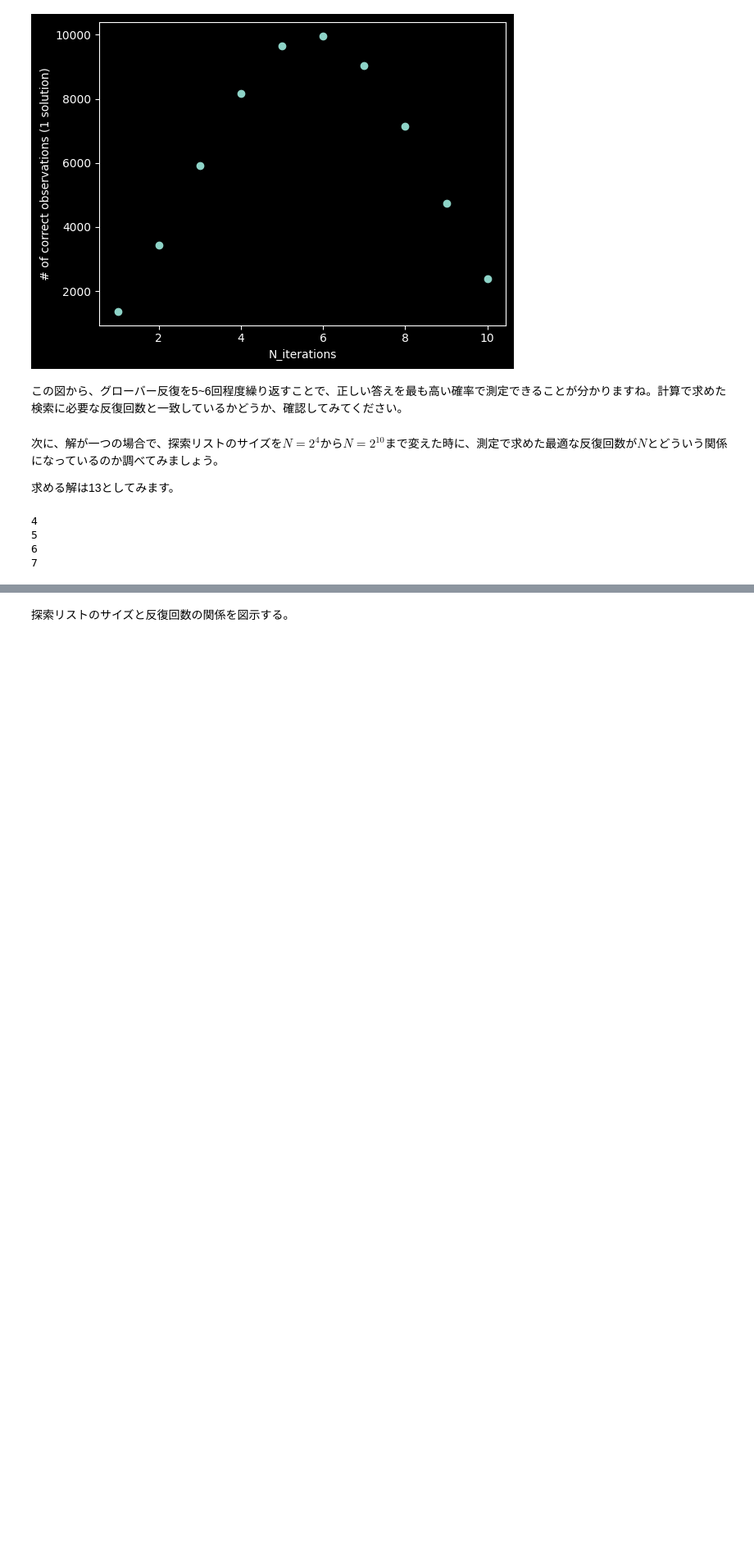
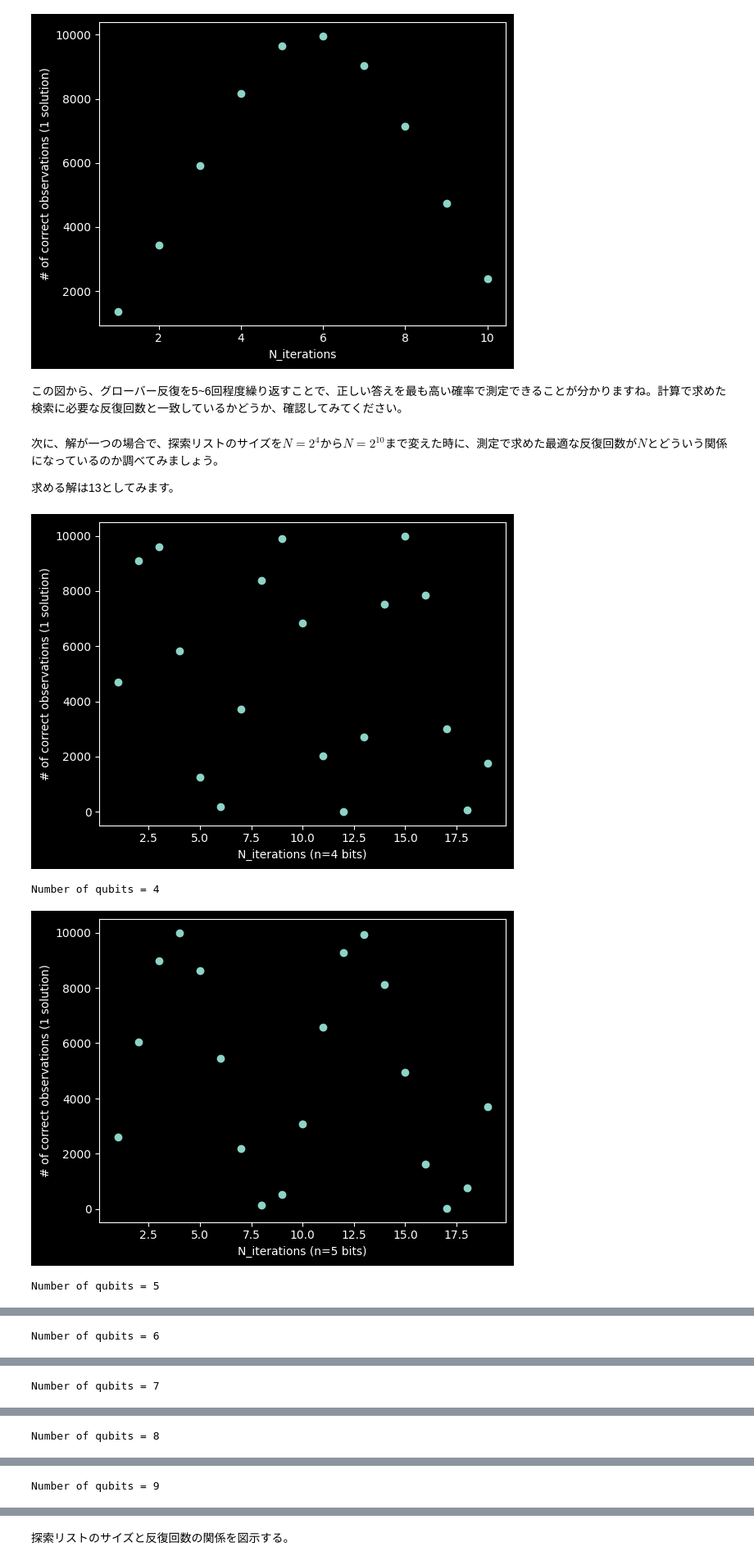
Before and after one commit to kterashi/qc-workbook-lecturenotes, a Jupyter notebook: 2025_07_17_local.ipynb, the cells around one changed output, grey strips where cells are left out. Shown at 82% size. Cells and saved outputs as stored; diff of their text form; code cells hidden in the pictures; blank space fills up the shorter version.

```diff
--- a/2025_07_17_local.ipynb
+++ b/2025_07_17_local.ipynb
@@ -237,40 +237,45 @@ for n_qubits in range(4,11):
     # グローバー探索の結果を保存
     x = []
     y = []
-    for Niter in range(1,11):
+    for Niter in range(1,20):
         grover_circuit_iterN = QuantumCircuit(n_qubits)
         grover_circuit_iterN.h(range(n_qubits))
         for I in range(Niter):
             grover_circuit_iterN.append(oracle_13_gate, list(range(n_qubits)))
             grover_circuit_iterN.append(diffuser(n_qubits), list(range(n_qubits)))
         grover_circuit_iterN.measure_all()
 
         grover_circuit_iterN_transpiled = transpile(grover_circuit_iterN, backend=simulator)
         sampler_job_iterN = sampler.run([grover_circuit_iterN_transpiled], shots=shots)
         results_sim_iterN = sampler_job_iterN.result()[0]
 
         x.append(Niter)
         counts = results_sim_iterN.data.meas.get_counts()
         index = format(Nsol, f'#0{n_qubits+2}b')[2:]
         y.append(counts[index])
 
-    '''
     plt.clf()
     plt.scatter(x,y)
     plt.xlabel('N_iterations (n='+str(n_qubits)+' bits)')
     plt.ylabel('# of correct observations (1 solution)')
     plt.show()
-    '''
 
     # 最も正しい答えを見つけるのに必要な反復回数を保存
-    if n_qubits >= 4 and n_qubits <= 7: # 8以上は最大値を取るN_iterが10を超えるので、とりあえず7まで
+    if n_qubits >= 4 and n_qubits <= 9: # 10以上は最大値を取るN_iterが20を超えるので、とりあえず9まで
         x_Niter.append(n_qubits)
+        # 極大が複数出る場合、最初の方を選ぶ
         if n_qubits == 4:
-            y_Niter.append(y.index(max(y[:5]))+1)  # n_iter=4の場合は2回極大になるが、最初の方を選ぶ
+            y_Niter.append(y.index(max(y[:5]))+1)
+        elif n_qubits == 5:
+            y_Niter.append(y.index(max(y[:6]))+1)
+        elif n_qubits == 6:
+            y_Niter.append(y.index(max(y[:10]))+1)
         else:
             y_Niter.append(y.index(max(y))+1)
+
+    print(f'Number of qubits = {n_qubits}')
 # %% [output]
+[figure, added]
-4
-5
-6
-7
+Number of qubits = 4
+[figure, added]
+Number of qubits = 5
@@ -276,0 +283 @@ for n_qubits in range(4,11):
+Number of qubits = 6
@@ -276,0 +285 @@ for n_qubits in range(4,11):
+Number of qubits = 7
@@ -276,0 +287 @@ for n_qubits in range(4,11):
+Number of qubits = 8
@@ -276,0 +289 @@ for n_qubits in range(4,11):
+Number of qubits = 9
```
Also changed, not shown: parts of 2 cells of this notebook, 1 other file.
